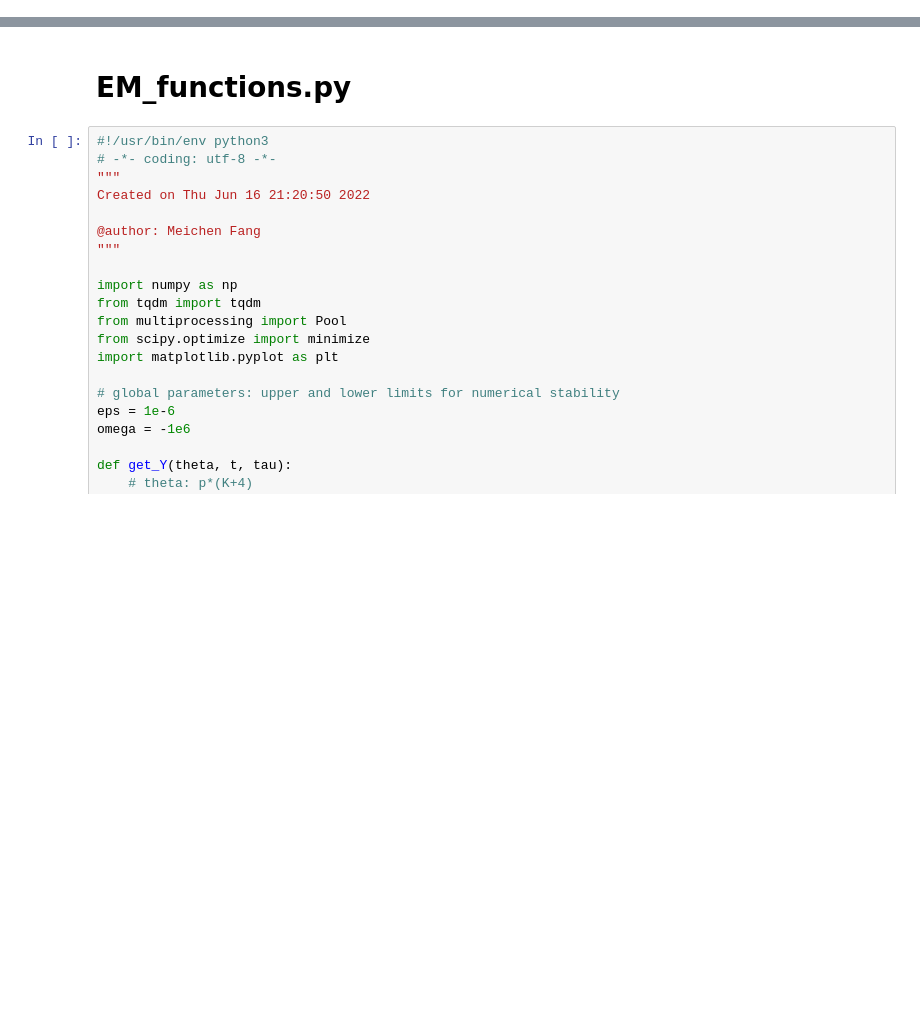
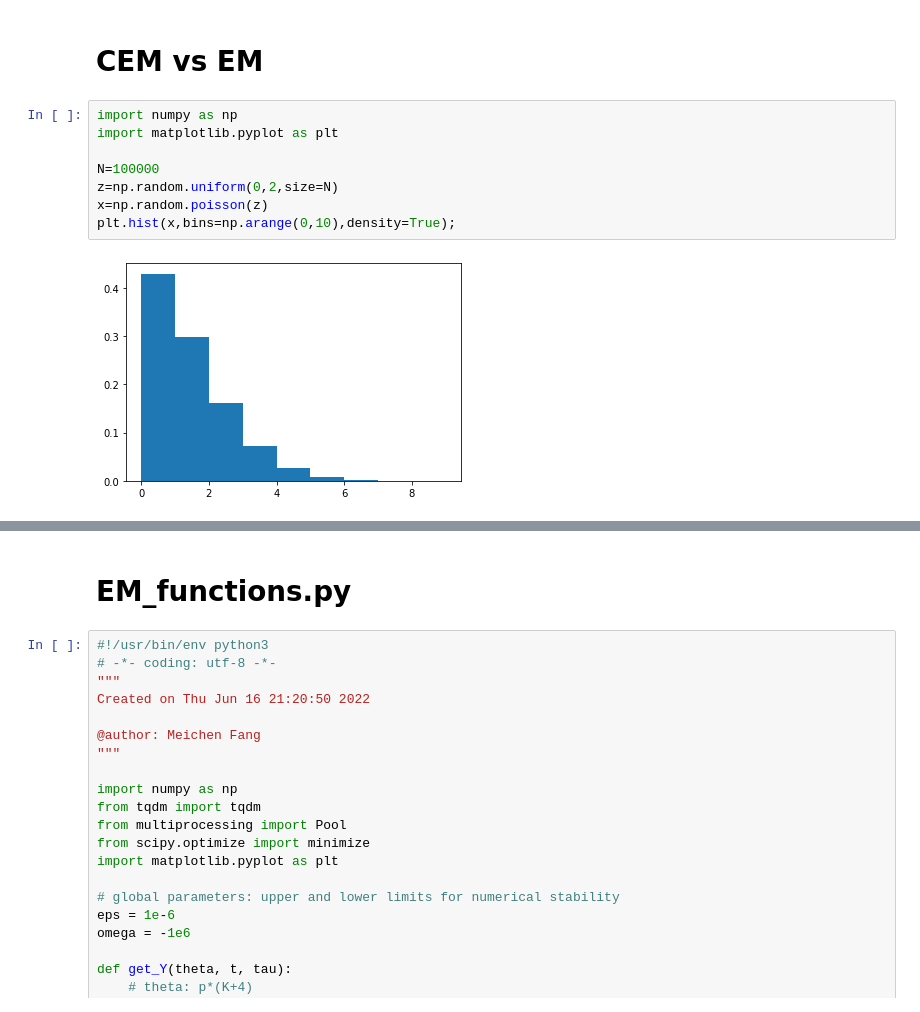
Before and after one commit to pachterlab/FGP_2024, a Jupyter notebook: demos.ipynb, the cells around one changed output, grey strips where cells are left out. Drawn from its saved outputs; the diff is of its cells as text; blank space fills up the shorter version.

```diff
--- a/demos.ipynb
+++ b/demos.ipynb
@@ -1,2 +1,14 @@
 # %% [markdown]
 <a href="https://colab.research.google.com/github/meichenfang/Poisson-regression/blob/main/Demos.ipynb" target="_parent"><img src="https://colab.research.google.com/assets/colab-badge.svg" alt="Open In Colab"/></a>
+# %% [markdown]
+# CEM vs EM
+# %%
+import numpy as np
+import matplotlib.pyplot as plt
+
+N=100000
+z=np.random.uniform(0,2,size=N)
+x=np.random.poisson(z)
+plt.hist(x,bins=np.arange(0,10),density=True);
+# %% [output]
+[figure, added]
```
Also changed, not shown: parts of 6 cells of this notebook, 1 other file.
